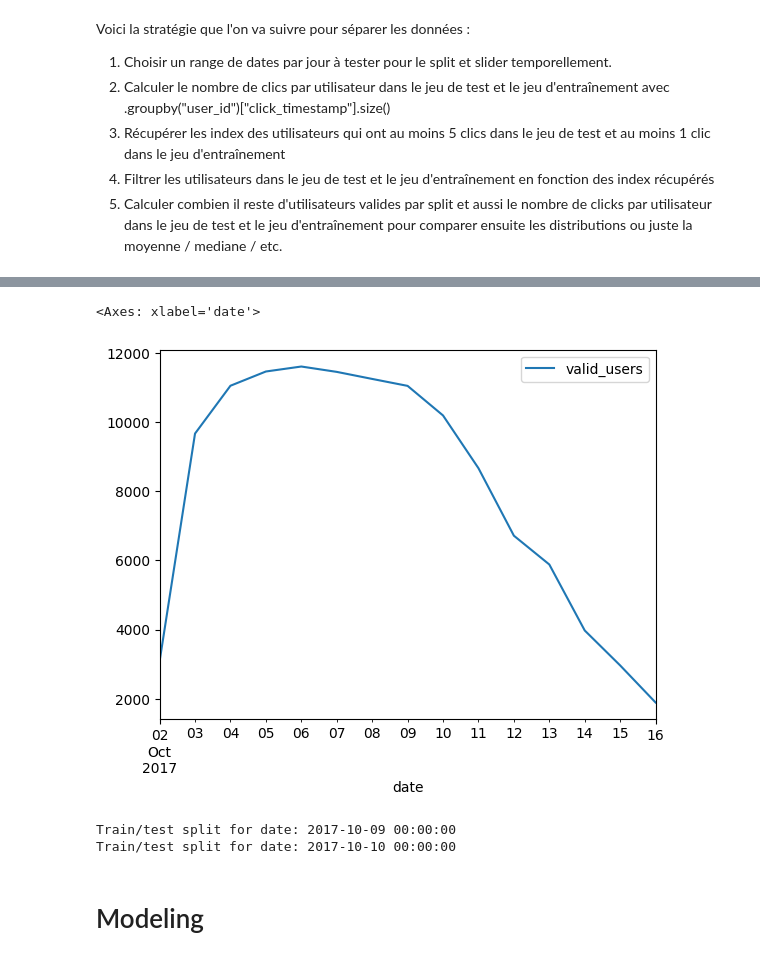
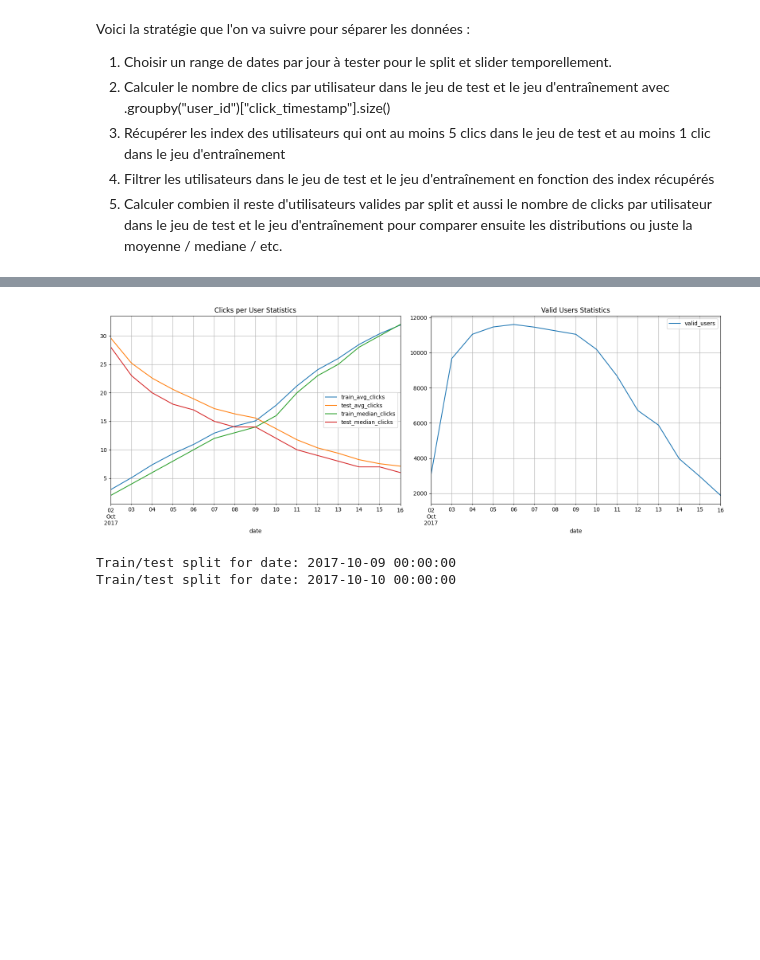
Before and after one commit to Hedredo/oc_p10, a Jupyter notebook: notebooks/nb_EDA.ipynb, the cells around one changed output, grey strips where cells are left out. Drawn from its saved outputs; the diff is of its cells as text; code cells hidden in the pictures; blank space fills up the shorter version.

Commit message:
add two separate notebooks for EDA & modeling

```diff
--- a/notebooks/main.ipynb
+++ b/notebooks/nb_EDA.ipynb
@@ -1304,8 +1245,22 @@ pd.DataFrame(results_dict).set_index("date").filter(like="click", axis=1).plot()
-# %%
-pd.DataFrame(results_dict).set_index("date").filter(like="user", axis=1).plot()
-# %% [output]
-<Axes: xlabel='date'>
-[figure, removed]
+# %%
+results_df = pd.DataFrame(results_dict).set_index("date")
+
+fig, axes = plt.subplots(1, 2, figsize=(16, 6))
+
+# Plot clicks per user stats
+results_df.filter(like="click", axis=1).plot(ax=axes[0])
+axes[0].set_title("Clicks per User Statistics")
+axes[0].grid(visible=True, axis="both", which="both")
+
+# Plot valid users stats
+results_df.filter(like="user", axis=1).plot(ax=axes[1])
+axes[1].set_title("Valid Users Statistics")
+axes[1].grid(visible=True, axis="both", which="both")
+
+plt.tight_layout()
+plt.show()
+# %% [output]
+[figure, added]
 # %%
 for date_split in [pd.to_datetime("2017-10-09"), pd.to_datetime("2017-10-10")]:
     print(f"Train/test split for date: {date_split}")
@@ -1334,5 +1289,3 @@ for date_split in [pd.to_datetime("2017-10-09"), pd.to_datetime("2017-10-10")]:
 # %% [output]
 Train/test split for date: 2017-10-09 00:00:00
 Train/test split for date: 2017-10-10 00:00:00
-# %% [markdown]
-# Modeling
```
Also changed, not shown: parts of 21 cells of this notebook, 5 other files.
